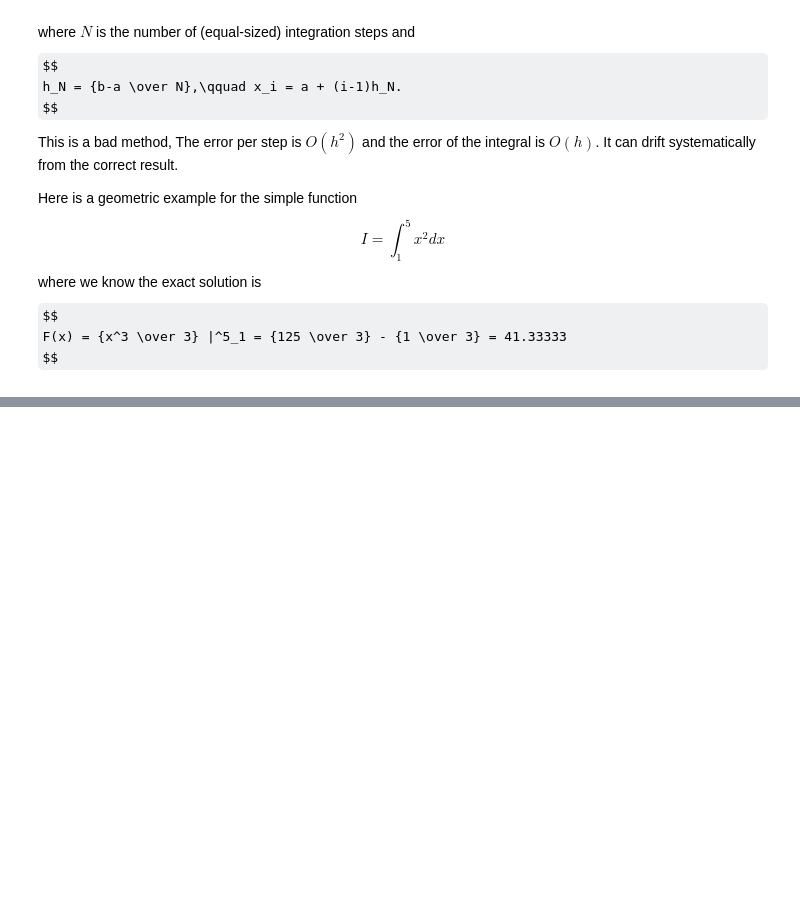
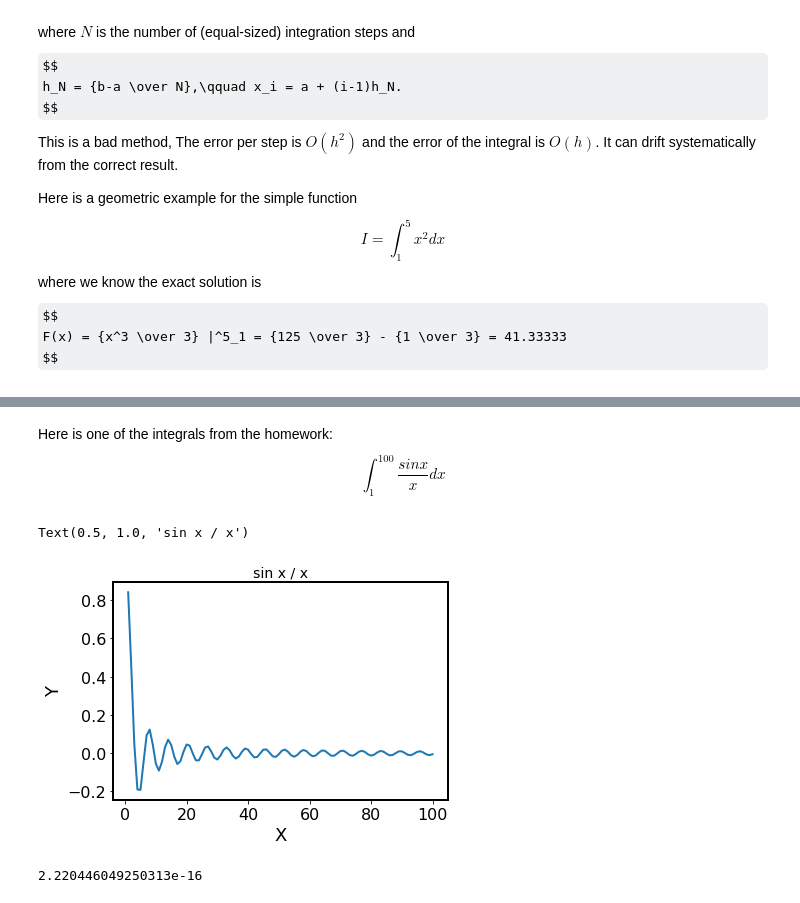
Before and after one commit to paulmartini/NSMA, a Jupyter notebook: Lectures/NumIntegration.ipynb, the cells around one changed output, grey strips where cells are left out. Cells and saved outputs as stored; diff of their text form; code cells hidden in the pictures; some formulas as TeX source; blank space fills up the shorter version.

```diff
--- a/Lectures/NumIntegration.ipynb
+++ b/Lectures/NumIntegration.ipynb
@@ -648,0 +370,27 @@ For $\Omega_m = 0.3$ and $H_0 = 67$ km s$^{−1}$ Mpc$^{−1}$, what is the como
+# %% [markdown]
+Here is one of the integrals from the homework:
+$$
+\int^{100}_1 \frac{sin x}{x} dx
+$$
+# %%
+def func3(x):
+    return np.sin(x)/x
+
+a = 1.
+b = 100.
+
+# It is always a good idea to plot a function before integating --
+xs = np.linspace(a, b, 100)
+ys = func3(xs)
+plt.plot(xs, ys)
+plt.xlabel("X")
+plt.ylabel("Y")
+plt.title("sin x / x")
+# %% [output]
+Text(0.5, 1.0, 'sin x / x')
+[figure, added]
+# %%
+# What is the machine precision?
+np.finfo(float).eps
+# %% [output]
+2.220446049250313e-16
```
Also changed, not shown: parts of 53 cells of this notebook.
